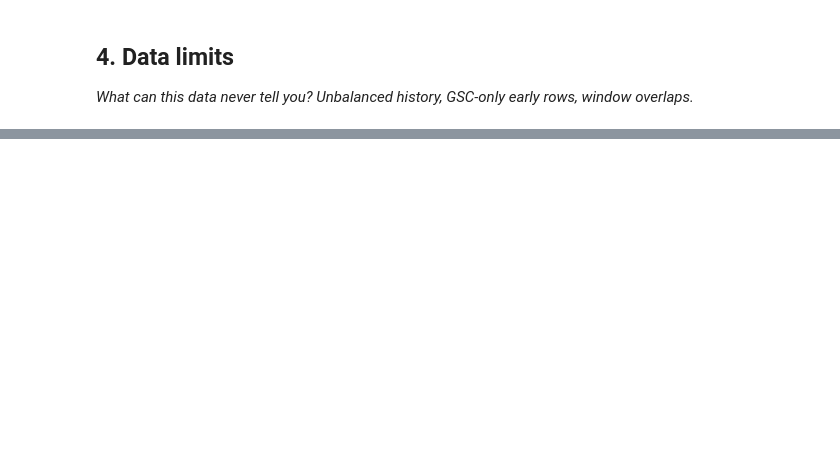
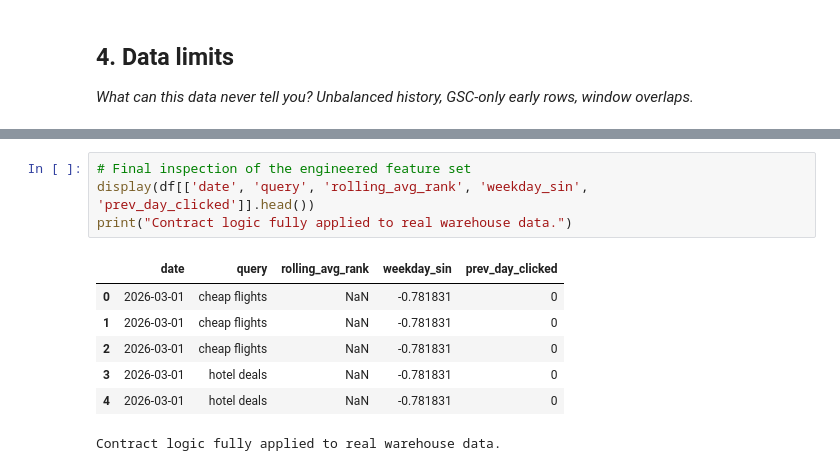
Before and after one commit to pushpendrajat2004/FlyRank01, a Jupyter notebook: work/notebooks/w03_data_contract.ipynb, the cells around one changed output, grey strips where cells are left out. Saved outputs shown, nothing was run; the diff lists cells and outputs as text; blank space fills up the shorter version.

```diff
--- a/work/notebooks/w03_data_contract.ipynb
+++ b/work/notebooks/w03_data_contract.ipynb
@@ -36,0 +203,12 @@ This skeleton is yours to fill. Work the sections **in order** — each one has
+# %%
+# Final inspection of the engineered feature set
+display(df[['date', 'query', 'rolling_avg_rank', 'weekday_sin', 'prev_day_clicked']].head())
+print("Contract logic fully applied to real warehouse data.")
+# %% [output]
+|  | date | query | rolling_avg_rank | weekday_sin | prev_day_clicked |
+| 0 | 2026-03-01 | cheap flights | NaN | -0.781831 | 0 |
+| 1 | 2026-03-01 | cheap flights | NaN | -0.781831 | 0 |
+| 2 | 2026-03-01 | cheap flights | NaN | -0.781831 | 0 |
+| 3 | 2026-03-01 | hotel deals | NaN | -0.781831 | 0 |
+| 4 | 2026-03-01 | hotel deals | NaN | -0.781831 | 0 |
+Contract logic fully applied to real warehouse data.
```
Also changed, not shown: parts of 22 cells of this notebook.
